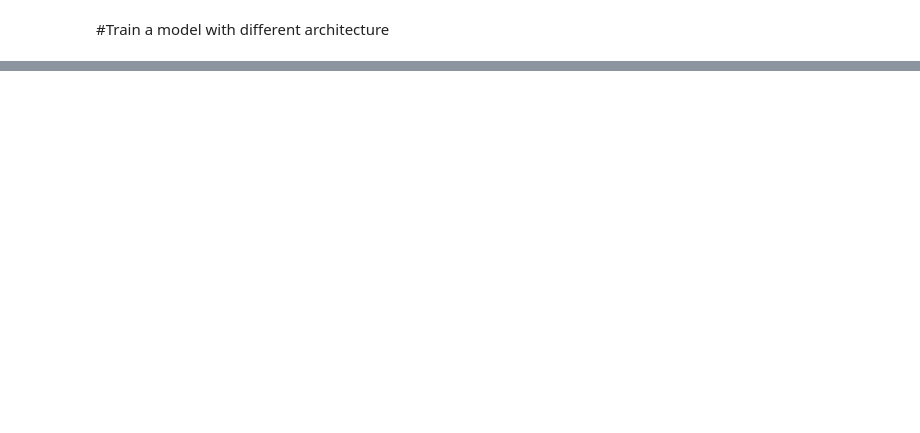
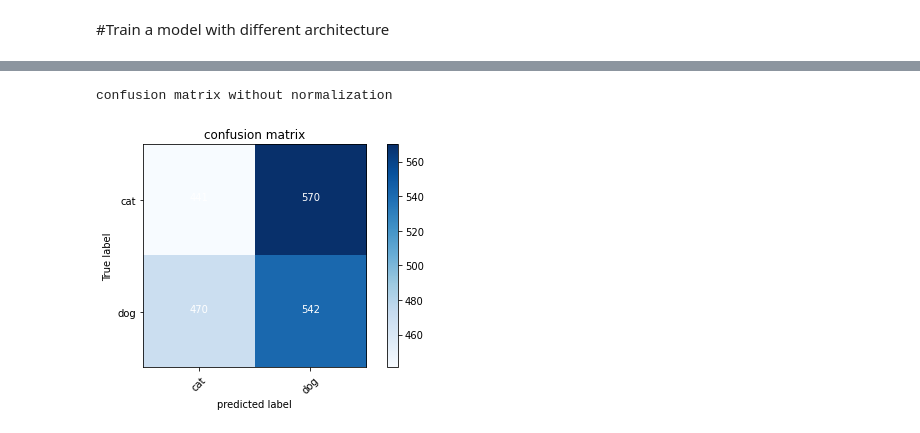
Before and after one commit to MorningStarTM/Machine_Learning_Examples, a Jupyter notebook: cat_and_dog_classification_using_CNN.ipynb, the cells around one changed output, grey strips where cells are left out. Drawn from its saved outputs; the diff is of its cells as text; code cells hidden in the pictures; blank space fills up the shorter version.

```diff
--- a/cat_and_dog_classification_using_CNN.ipynb
+++ b/cat_and_dog_classification_using_CNN.ipynb
@@ -243,3 +245,7 @@ Total params: 3,247,426
 Trainable params: 3,247,426
 Non-trainable params: 0
 _________________________________________________________________
+# %%
+model_1.compile(optimizer='adam', loss='categorical_crossentropy', metrics=['accuracy'])
+# %%
+model_1.fit(x=train_batch, validation_data=test_batch, epochs=10, verbose=2)
@@ -245,0 +274,2 @@ _________________________________________________________________
+# %%
+pred = model_1.predict(x=test_batch, verbose=0)
@@ -245,0 +286,8 @@ _________________________________________________________________
+# %%
+cm = confusion_matrix(y_true=test_batch.classes, y_pred=np.argmax(pred, axis=-1))
+# %%
+cm_plot_labels = ['cat', 'dog']
+plt_confusion_matrix(cm=cm, classes=cm_plot_labels, title="confusion matrix", )
+# %% [output]
+confusion matrix without normalization
+[figure, added]
```
Also changed, not shown: parts of 10 cells of this notebook.
